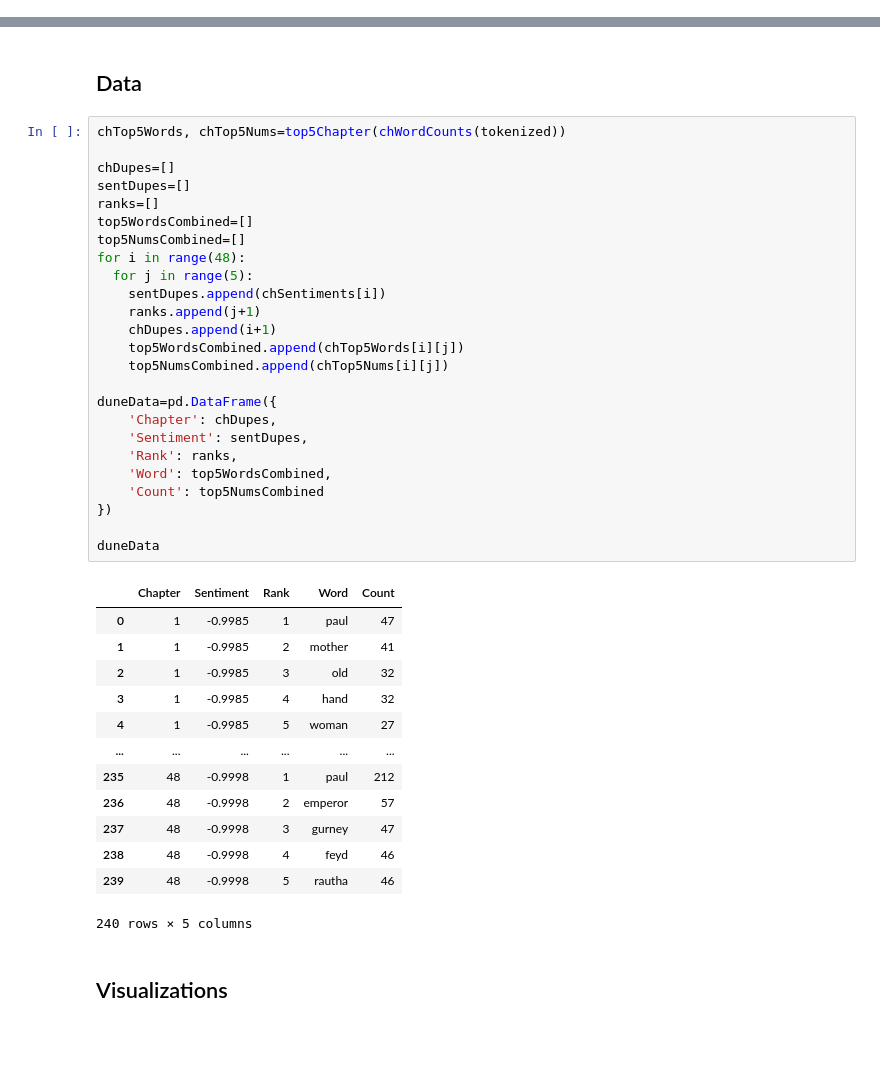
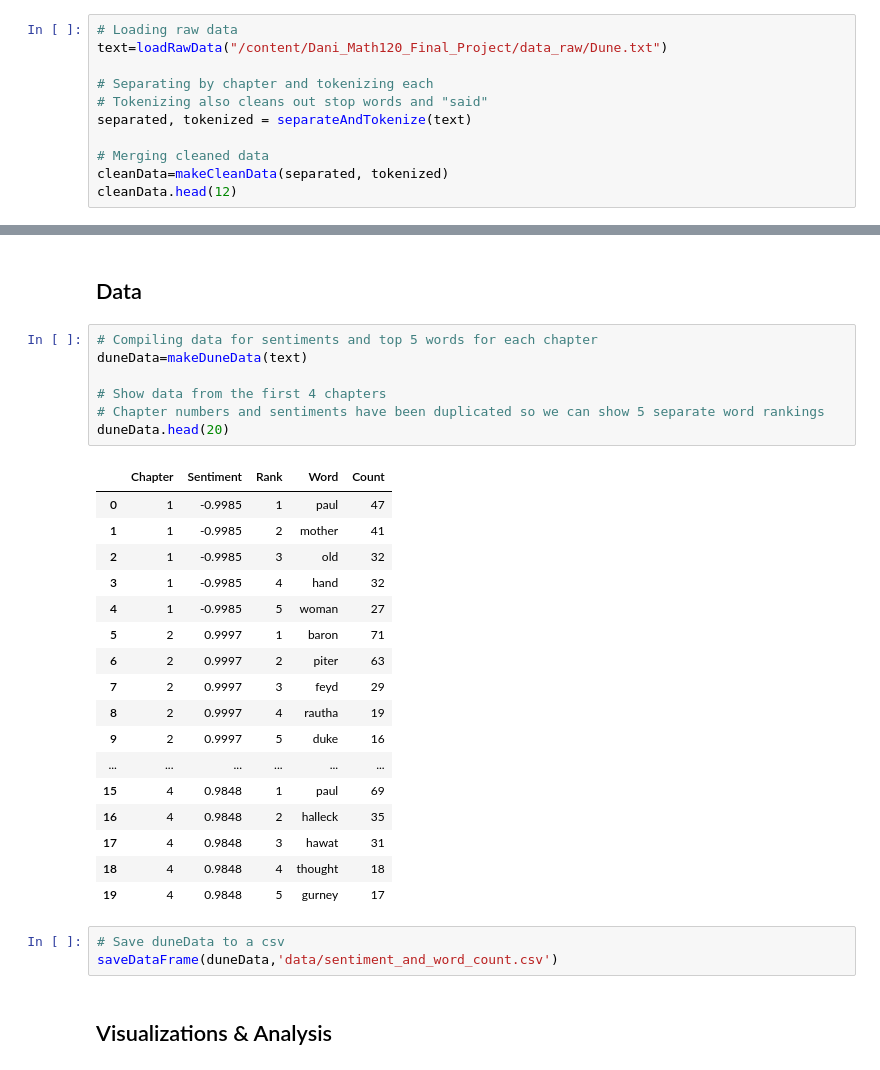
Before and after one commit to DaniCor3/Dani_Math120_Final_Project, a Jupyter notebook: Final_Project.ipynb, the cells around one changed output, grey strips where cells are left out. Saved outputs shown, nothing was run; the diff lists cells and outputs as text; blank space fills up the shorter version.

```diff
--- a/Final_Project.ipynb
+++ b/Final_Project.ipynb
@@ -140,0 +76,11 @@ chapters
+# %%
+# Loading raw data
+text=loadRawData("/content/Dani_Math120_Final_Project/data_raw/Dune.txt")
+
+# Separating by chapter and tokenizing each
+# Tokenizing also cleans out stop words and "said"
+separated, tokenized = separateAndTokenize(text)
+
+# Merging cleaned data
+cleanData=makeCleanData(separated, tokenized)
+cleanData.head(12)
@@ -357,43 +241,32 @@ for n in range(len(chSentiments)):
 # %% [markdown]
 ## Data
-# %%
-chTop5Words, chTop5Nums=top5Chapter(chWordCounts(tokenized))
-
-chDupes=[]
-sentDupes=[]
-ranks=[]
-top5WordsCombined=[]
-top5NumsCombined=[]
-for i in range(48):
-  for j in range(5):
-    sentDupes.append(chSentiments[i])
-    ranks.append(j+1)
-    chDupes.append(i+1)
-    top5WordsCombined.append(chTop5Words[i][j])
-    top5NumsCombined.append(chTop5Nums[i][j])
-
-duneData=pd.DataFrame({
-    'Chapter': chDupes,
-    'Sentiment': sentDupes,
-    'Rank': ranks,
-    'Word': top5WordsCombined,
-    'Count': top5NumsCombined
-})
-
-duneData
-# %% [output]
-|  | Chapter | Sentiment | Rank | Word | Count |
-| 0 | 1 | -0.9985 | 1 | paul | 47 |
-| 1 | 1 | -0.9985 | 2 | mother | 41 |
-| 2 | 1 | -0.9985 | 3 | old | 32 |
-| 3 | 1 | -0.9985 | 4 | hand | 32 |
-| 4 | 1 | -0.9985 | 5 | woman | 27 |
-| ... | ... | ... | ... | ... | ... |
-| 235 | 48 | -0.9998 | 1 | paul | 212 |
-| 236 | 48 | -0.9998 | 2 | emperor | 57 |
-| 237 | 48 | -0.9998 | 3 | gurney | 47 |
-| 238 | 48 | -0.9998 | 4 | feyd | 46 |
-| 239 | 48 | -0.9998 | 5 | rautha | 46 |
-240 rows × 5 columns
+# %%
+# Compiling data for sentiments and top 5 words for each chapter
+duneData=makeDuneData(text)
+
+# Show data from the first 4 chapters
+# Chapter numbers and sentiments have been duplicated so we can show 5 separate word rankings
+duneData.head(20)
+# %% [output]
+|  | Chapter | Sentiment | Rank | Word | Count |
+| 0 | 1 | -0.9985 | 1 | paul | 47 |
+| 1 | 1 | -0.9985 | 2 | mother | 41 |
+| 2 | 1 | -0.9985 | 3 | old | 32 |
+| 3 | 1 | -0.9985 | 4 | hand | 32 |
+| 4 | 1 | -0.9985 | 5 | woman | 27 |
+| 5 | 2 | 0.9997 | 1 | baron | 71 |
+| 6 | 2 | 0.9997 | 2 | piter | 63 |
+| 7 | 2 | 0.9997 | 3 | feyd | 29 |
+| 8 | 2 | 0.9997 | 4 | rautha | 19 |
+| 9 | 2 | 0.9997 | 5 | duke | 16 |
+| ... | ... | ... | ... | ... | ... |
+| 15 | 4 | 0.9848 | 1 | paul | 69 |
+| 16 | 4 | 0.9848 | 2 | halleck | 35 |
+| 17 | 4 | 0.9848 | 3 | hawat | 31 |
+| 18 | 4 | 0.9848 | 4 | thought | 18 |
+| 19 | 4 | 0.9848 | 5 | gurney | 17 |
+# %%
+# Save duneData to a csv
+saveDataFrame(duneData,'data/sentiment_and_word_count.csv')
 # %% [markdown]
-## Visualizations
+## Visualizations & Analysis
```
Also changed, not shown: parts of 42 cells of this notebook.
